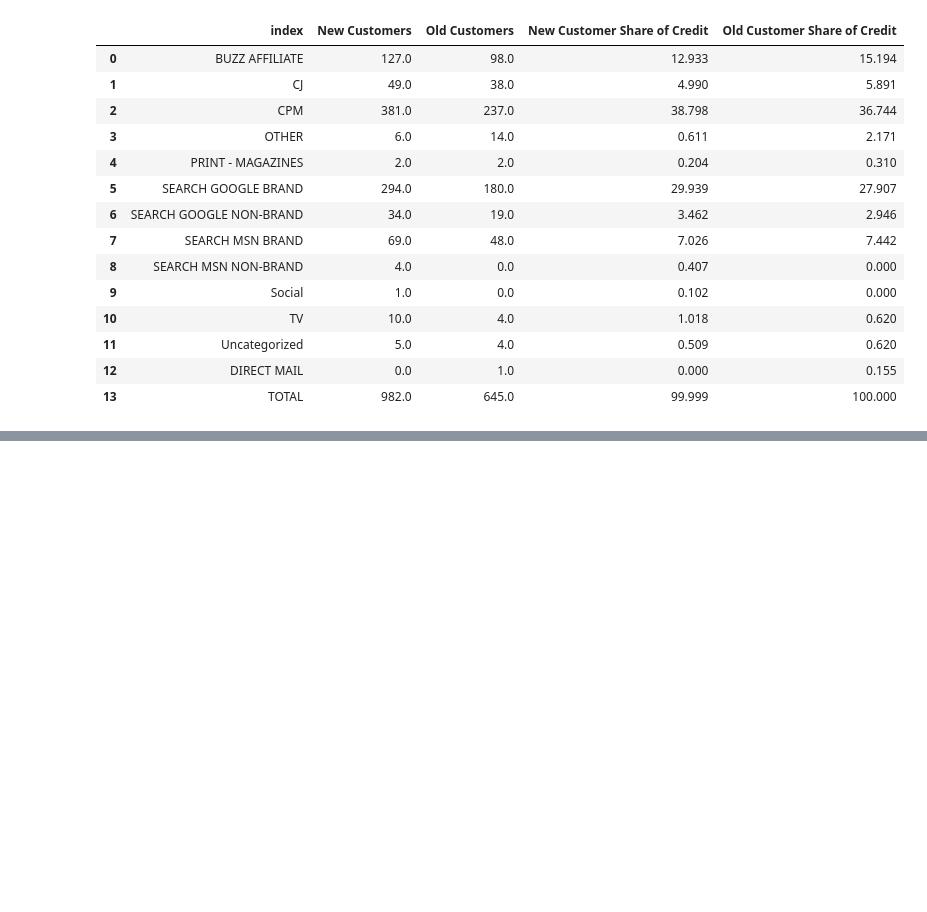
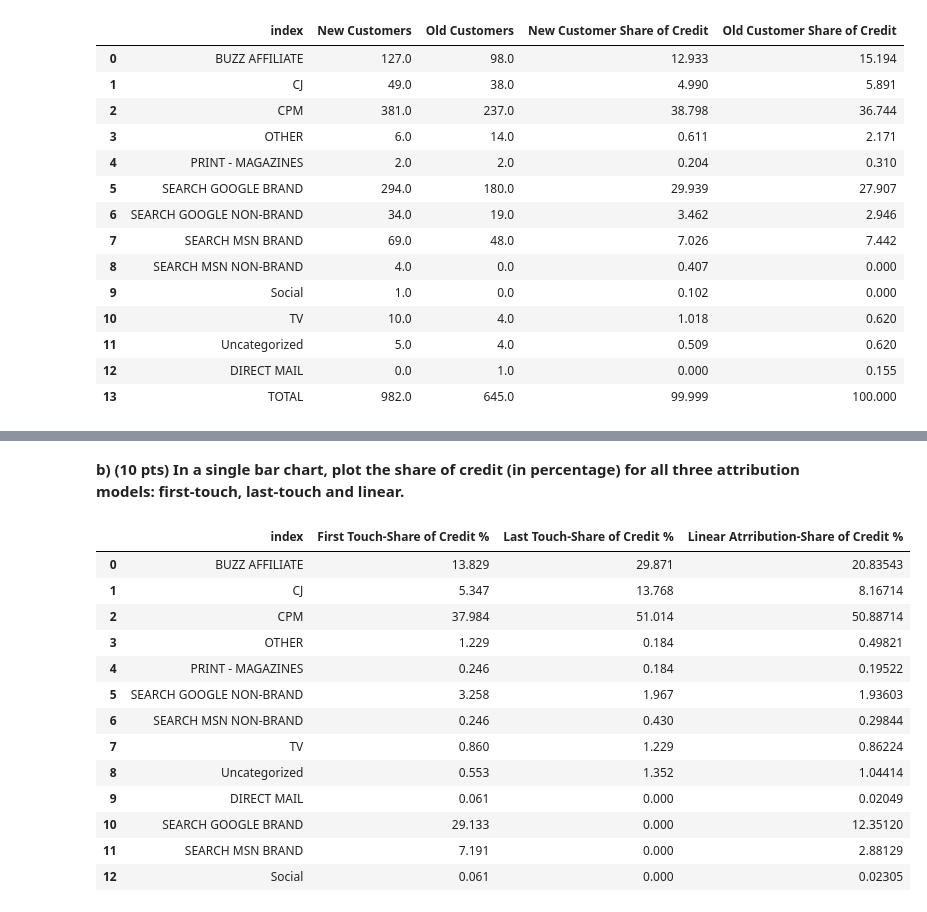
Before and after one commit to Amberineee/BA860_Assignments, a Jupyter notebook: Assignment_3.ipynb, the cells around one changed output, grey strips where cells are left out. Cells and saved outputs as stored; diff of their text form; code cells hidden in the pictures; blank space fills up the shorter version.

```diff
--- a/Assignment_3.ipynb
+++ b/Assignment_3.ipynb
@@ -297,0 +389,7 @@ first_last
+# %%
+temp = df.groupby('Orderid')['Position'].count()
+uniform_df = pd.DataFrame(temp)
+uniform_df['Touches'] = uniform_df['Position']
+uniform_df = uniform_df['Touches']
+uniform = pd.DataFrame(uniform_df)
+uniform.head(3)
@@ -297,0 +440,26 @@ first_last
+# %% [markdown]
+**b) (10 pts) In a single bar chart, plot the share of credit (in percentage) for all three attribution models: first-touch, last-touch and linear.**
+# %%
+first_last['Channels'] = first_last['index']
+linear['Channels'] = linear.index
+merge_3= np.round(pd.merge(first_last, linear, how = 'outer', on = 'Channels').fillna(0), 5)
+merge_3['First Touch-Share of Credit %'] = merge_3['Originator %']
+merge_3['Last Touch-Share of Credit %'] = merge_3['Converter %']
+merge_3 = merge_3[['index', 'First Touch-Share of Credit %', 'Last Touch-Share of Credit %', 'Linear Atrribution-Share of Credit %']]
+merge_3 = merge_3[:13]
+merge_3
+# %% [output]
+|  | index | First Touch-Share of Credit % | Last Touch-Share of Credit % | Linear Atrribution-Share of Credit % |
+| 0 | BUZZ AFFILIATE | 13.829 | 29.871 | 20.83543 |
+| 1 | CJ | 5.347 | 13.768 | 8.16714 |
+| 2 | CPM | 37.984 | 51.014 | 50.88714 |
+| 3 | OTHER | 1.229 | 0.184 | 0.49821 |
+| 4 | PRINT - MAGAZINES | 0.246 | 0.184 | 0.19522 |
+| 5 | SEARCH GOOGLE NON-BRAND | 3.258 | 1.967 | 1.93603 |
+| 6 | SEARCH MSN NON-BRAND | 0.246 | 0.430 | 0.29844 |
+| 7 | TV | 0.860 | 1.229 | 0.86224 |
+| 8 | Uncategorized | 0.553 | 1.352 | 1.04414 |
+| 9 | DIRECT MAIL | 0.061 | 0.000 | 0.02049 |
+| 10 | SEARCH GOOGLE BRAND | 29.133 | 0.000 | 12.35120 |
+| 11 | SEARCH MSN BRAND | 7.191 | 0.000 | 2.88129 |
+| 12 | Social | 0.061 | 0.000 | 0.02305 |
```
Also changed, not shown: parts of 27 cells of this notebook.
